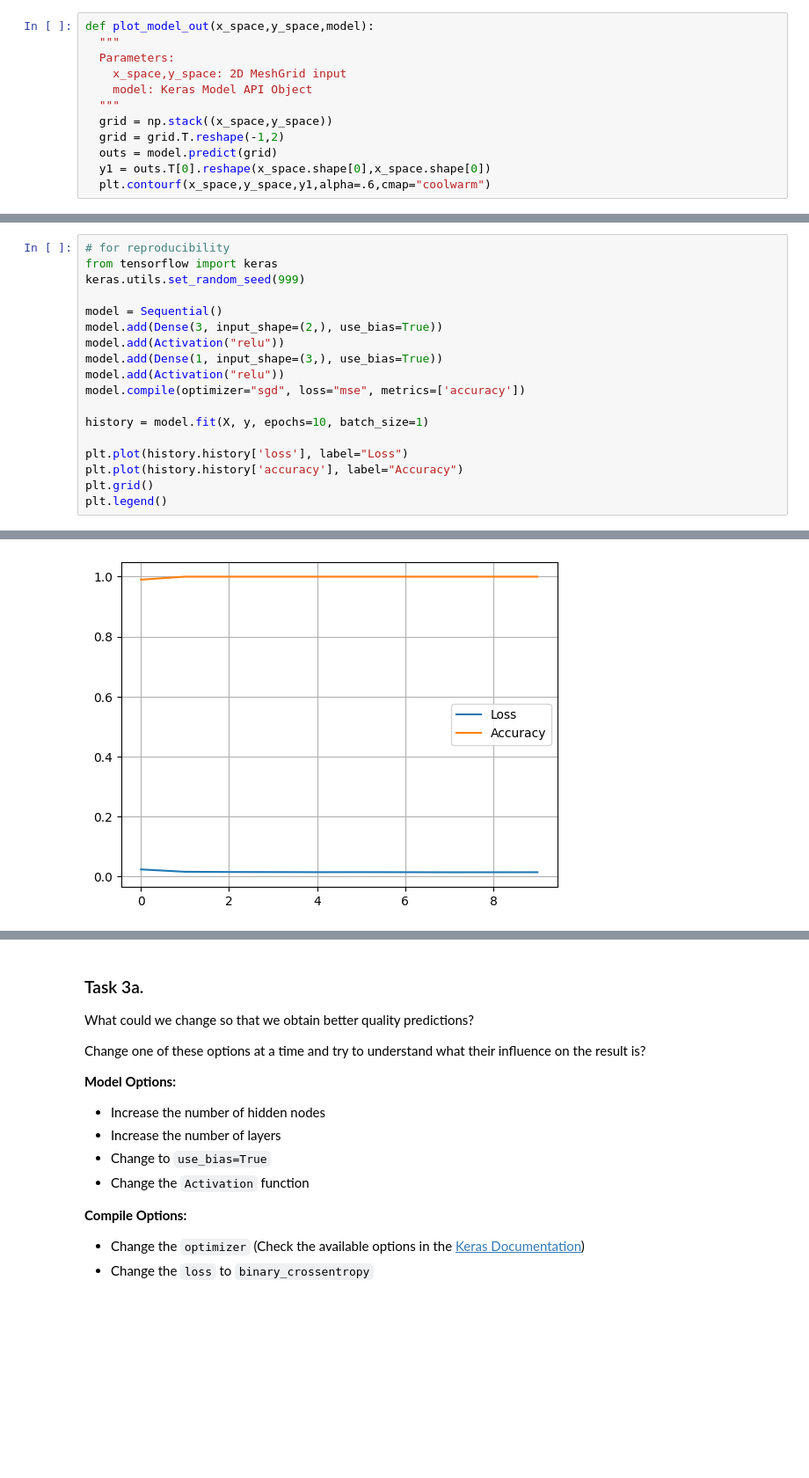
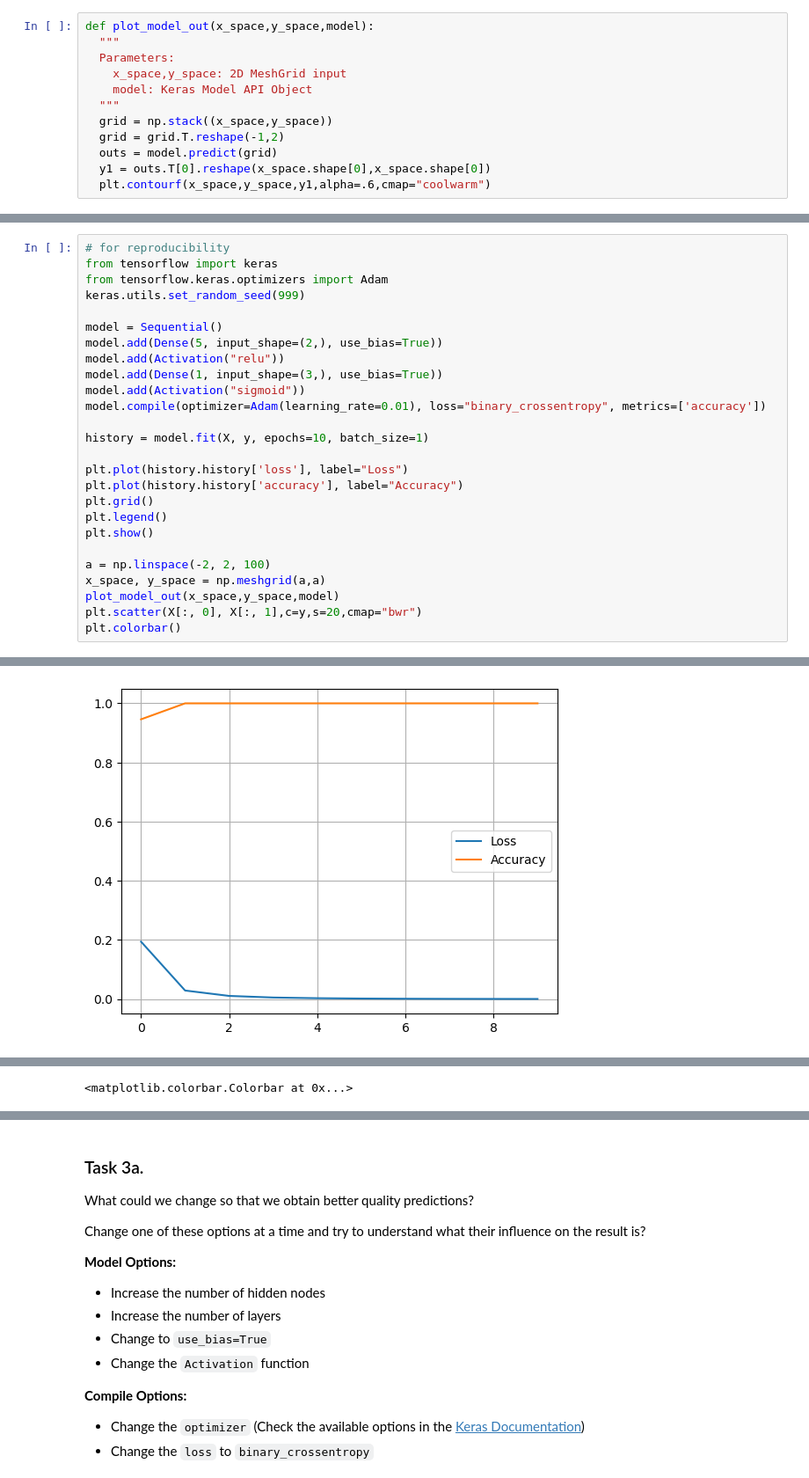
Before and after one commit to michamettler/zhaw-mldm, a Jupyter notebook: L08/L08_Neural_Networks_ASSIGNMENT.ipynb, the cells around one changed output, grey strips where cells are left out. Shown at 88% size. Drawn from its saved outputs; the diff is of its cells as text; blank space fills up the shorter version.

```diff
--- a/L08/L08_Neural_Networks_ASSIGNMENT.ipynb
+++ b/L08/L08_Neural_Networks_ASSIGNMENT.ipynb
@@ -525,14 +528,15 @@ plt.colorbar()
 # %%
 # for reproducibility
 from tensorflow import keras
+from tensorflow.keras.optimizers import Adam
 keras.utils.set_random_seed(999)
 
 model = Sequential()
-model.add(Dense(3, input_shape=(2,), use_bias=True))
+model.add(Dense(5, input_shape=(2,), use_bias=True))
 model.add(Activation("relu"))
 model.add(Dense(1, input_shape=(3,), use_bias=True))
-model.add(Activation("relu"))
-model.compile(optimizer="sgd", loss="mse", metrics=['accuracy'])
+model.add(Activation("sigmoid"))
+model.compile(optimizer=Adam(learning_rate=0.01), loss="binary_crossentropy", metrics=['accuracy'])
 
 history = model.fit(X, y, epochs=10, batch_size=1)
 
@@ -540,5 +544,12 @@ plt.plot(history.history['loss'], label="Loss")
 plt.plot(history.history['accuracy'], label="Accuracy")
 plt.grid()
 plt.legend()
+plt.show()
+
+a = np.linspace(-2, 2, 100)
+x_space, y_space = np.meshgrid(a,a)
+plot_model_out(x_space,y_space,model)
+plt.scatter(X[:, 0], X[:, 1],c=y,s=20,cmap="bwr")
+plt.colorbar()
 # %% [output]
 Epoch 1/10
@@ -563,0 +575 @@ Epoch 10/10
+[figure, new version]
@@ -565 +577 @@ Epoch 10/10
-[figure, old version]
+<matplotlib.colorbar.Colorbar at 0x...>
```
Also changed, not shown: parts of 12 cells of this notebook.
